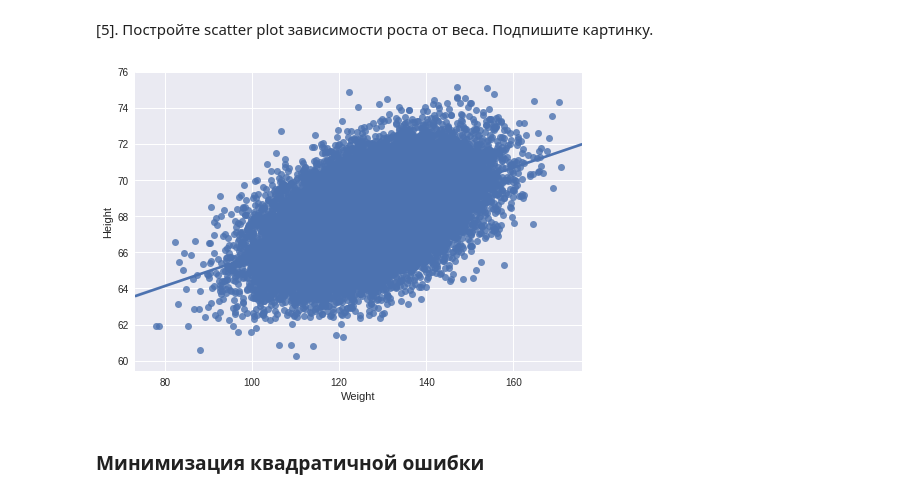
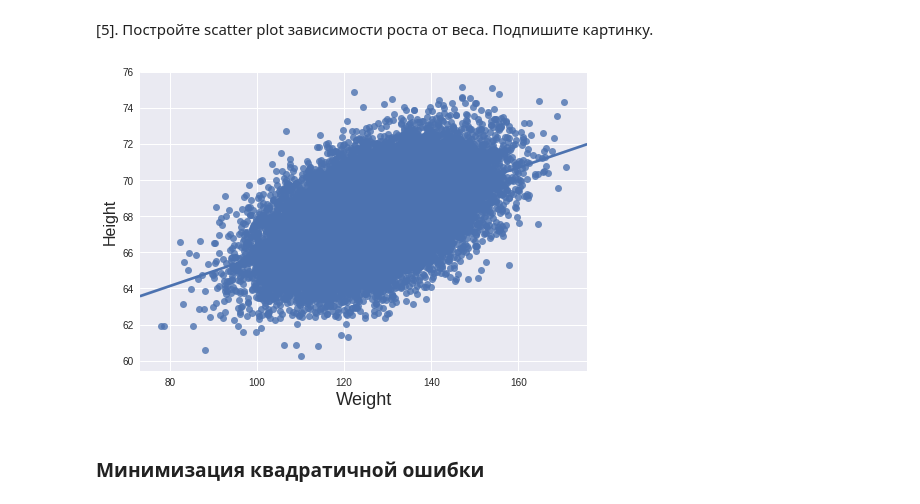
Before and after one commit to yashim/S7_hackathon, a Jupyter notebook: qualifines.ipynb, the cells around one changed output. Drawn from its saved outputs; the diff is of its cells as text; code cells hidden in the pictures.

Commit message:
graph changed

```diff
--- a/qualifines.ipynb
+++ b/qualifines.ipynb
@@ -60,9 +60,11 @@ df['weight_category'] = df['Weight'].apply(weight_category_calculation)
 [5]. Постройте scatter plot зависимости роста от веса. Подпишите картинку.
 # %%
 sns.regplot(df['Weight'], df['Height'])
+plt.xlabel('Weight', fontsize=18)
+plt.ylabel('Height', fontsize=16)
 plt.show()
 # %% [output]
-[figure, old version]
+[figure, new version]
 # %% [markdown]
 ### Минимизация квадратичной ошибки
 # %%
```
